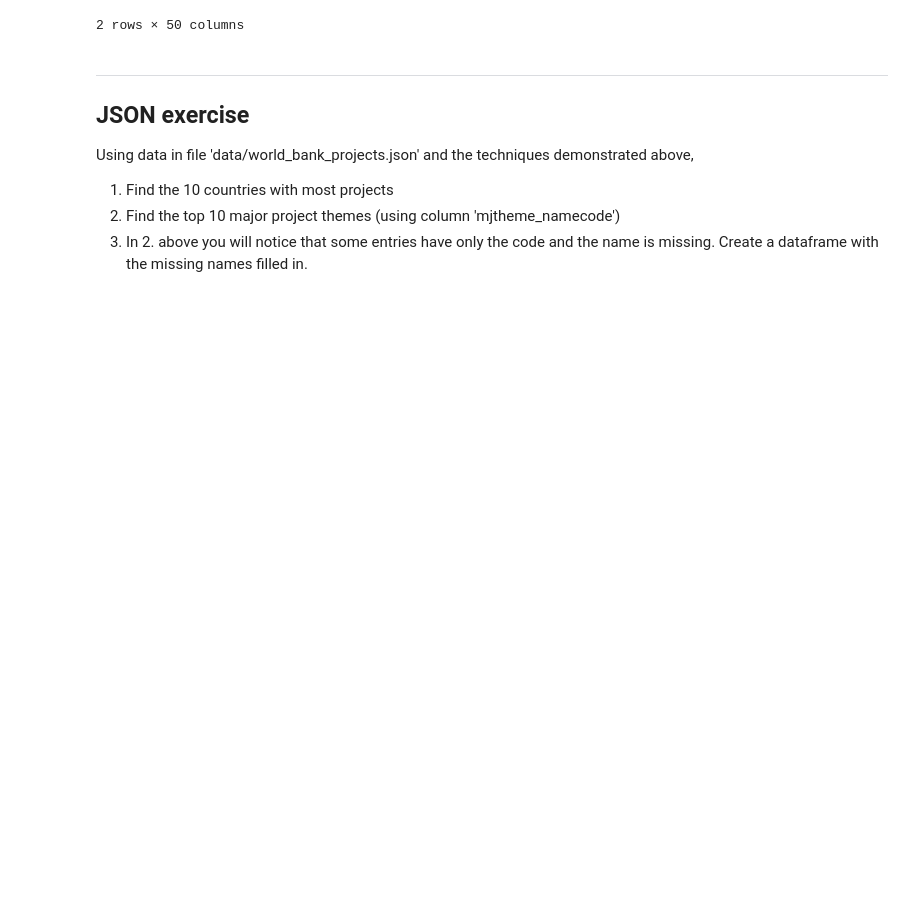
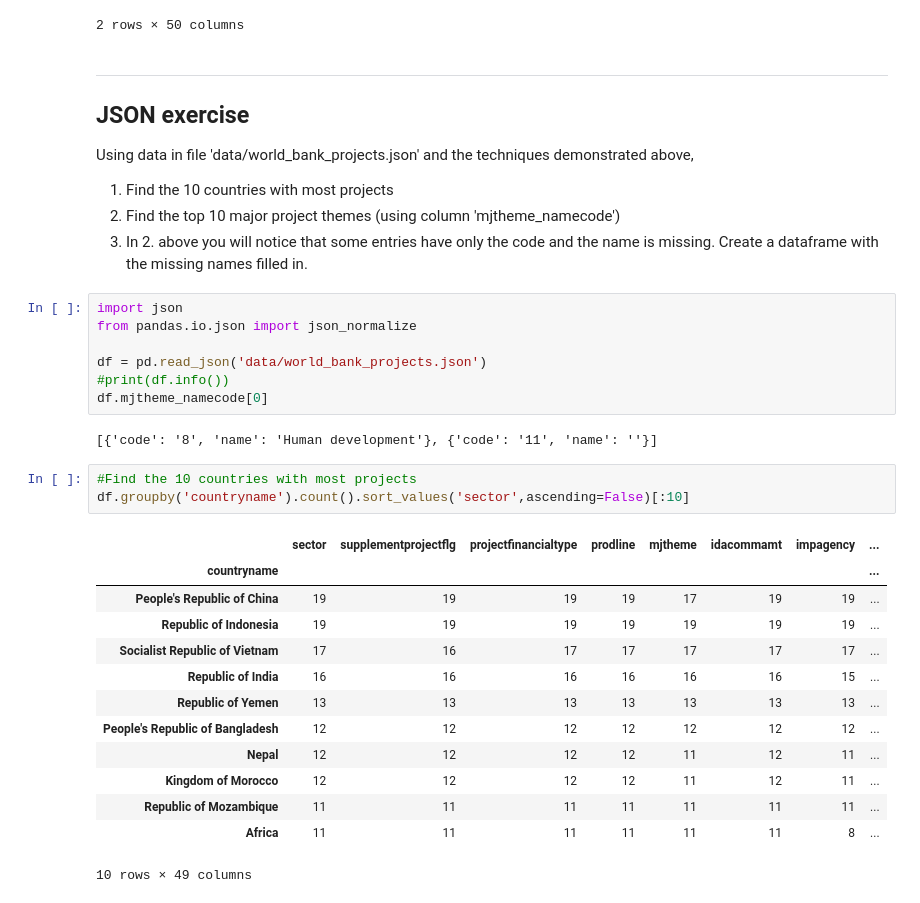
Before and after one commit to springboard-curriculum/mec-mini-projects, a Jupyter notebook: mec-5.4.4-json-data-wrangling-mini-project/Mini_Project_Wrangling_Json_Exercise.ipynb, the cells around one changed output. Drawn from its saved outputs; the diff is of its cells as text; blank space fills up the shorter version.

```diff
--- a/mec-5.4.4-json-data-wrangling-mini-project/Mini_Project_Wrangling_Json_Exercise.ipynb
+++ b/mec-5.4.4-json-data-wrangling-mini-project/Mini_Project_Wrangling_Json_Exercise.ipynb
@@ -98,3 +98,29 @@ Using data in file 'data/world_bank_projects.json' and the techniques demonstrat
 1. Find the 10 countries with most projects
 2. Find the top 10 major project themes (using column 'mjtheme_namecode')
 3. In 2. above you will notice that some entries have only the code and the name is missing. Create a dataframe with the missing names filled in.
+# %%
+import json
+from pandas.io.json import json_normalize
+
+df = pd.read_json('data/world_bank_projects.json')
+#print(df.info())
+df.mjtheme_namecode[0]
+# %% [output]
+[{'code': '8', 'name': 'Human development'}, {'code': '11', 'name': ''}]
+# %%
+#Find the 10 countries with most projects
+df.groupby('countryname').count().sort_values('sector',ascending=False)[:10]
+# %% [output]
+|  | sector | supplementprojectflg | projectfinancialtype | prodline | mjtheme | idacommamt | impagency | ... |
+| countryname |  |  |  |  |  |  |  | ... |
+| People's Republic of China | 19 | 19 | 19 | 19 | 17 | 19 | 19 | ... |
+| Republic of Indonesia | 19 | 19 | 19 | 19 | 19 | 19 | 19 | ... |
+| Socialist Republic of Vietnam | 17 | 16 | 17 | 17 | 17 | 17 | 17 | ... |
+| Republic of India | 16 | 16 | 16 | 16 | 16 | 16 | 15 | ... |
+| Republic of Yemen | 13 | 13 | 13 | 13 | 13 | 13 | 13 | ... |
+| People's Republic of Bangladesh | 12 | 12 | 12 | 12 | 12 | 12 | 12 | ... |
+| Nepal | 12 | 12 | 12 | 12 | 11 | 12 | 11 | ... |
+| Kingdom of Morocco | 12 | 12 | 12 | 12 | 11 | 12 | 11 | ... |
+| Republic of Mozambique | 11 | 11 | 11 | 11 | 11 | 11 | 11 | ... |
+| Africa | 11 | 11 | 11 | 11 | 11 | 11 | 8 | ... |
+10 rows × 49 columns
```
Also changed, not shown: parts of 5 cells of this notebook.
